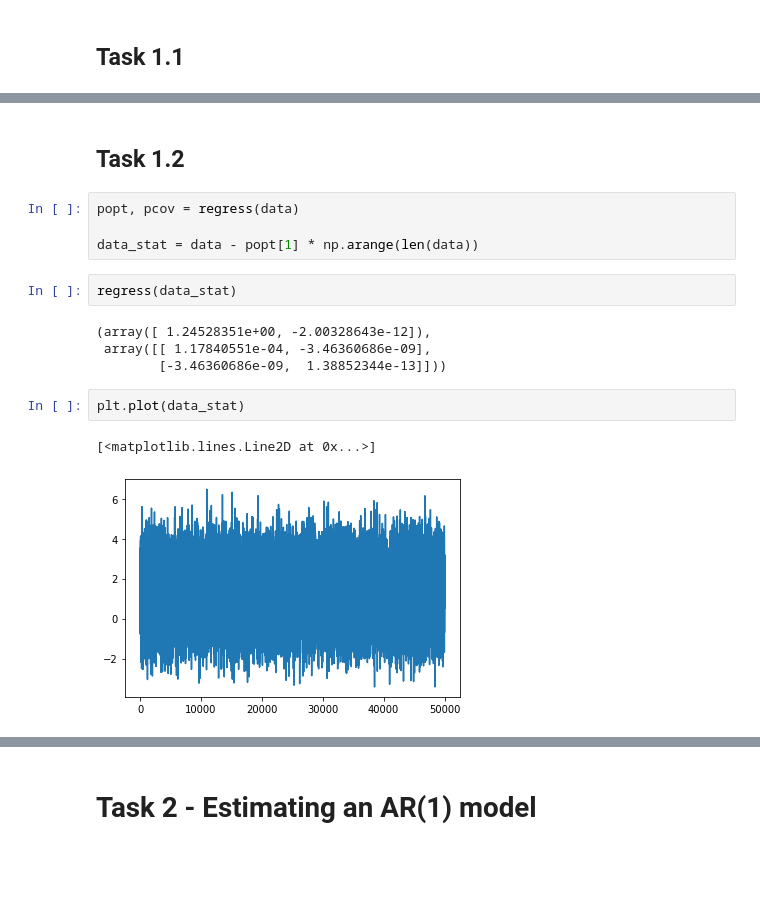
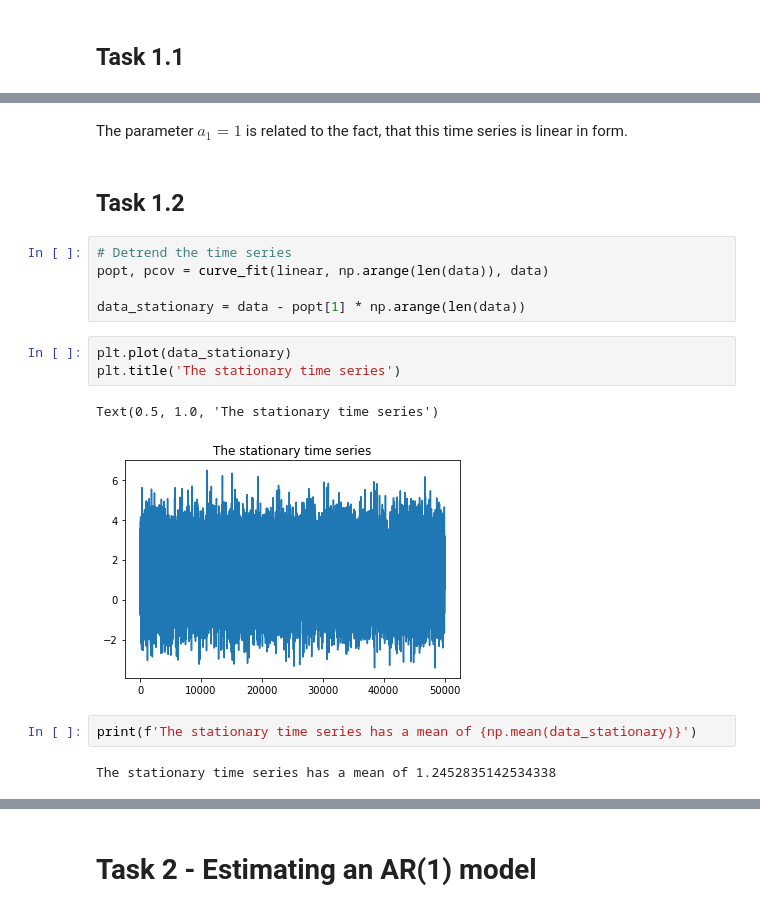
Before and after one commit to Paulemaule/TSA-RSA-exercises, a Jupyter notebook: Exercise2/Exercise2.ipynb, the cells around one changed output, grey strips where cells are left out. Drawn from its saved outputs; the diff is of its cells as text; blank space fills up the shorter version.

```diff
--- a/Exercise2/Exercise2.ipynb
+++ b/Exercise2/Exercise2.ipynb
@@ -65,17 +86,19 @@ plt.scatter(range(50000), AR([0.001, 1], [0], 50000))
+# %% [markdown]
+The parameter $a_1 = 1$ is related to the fact, that this time series is linear in form.
 # %% [markdown]
 ## Task 1.2
 # %%
-popt, pcov = regress(data)
+# Detrend the time series
+popt, pcov = curve_fit(linear, np.arange(len(data)), data)
 
-data_stat = data - popt[1] * np.arange(len(data))
+data_stationary = data - popt[1] * np.arange(len(data))
-# %%
-regress(data_stat)
-# %% [output]
-(array([ 1.24528351e+00, -2.00328643e-12]),
- array([[ 1.17840551e-04, -3.46360686e-09],
-        [-3.46360686e-09,  1.38852344e-13]]))
 # %%
-plt.plot(data_stat)
+plt.plot(data_stationary)
+plt.title('The stationary time series')
 # %% [output]
-[<matplotlib.lines.Line2D at 0x...>]
+Text(0.5, 1.0, 'The stationary time series')
-[figure, old version]
+[figure, new version]
+# %%
+print(f'The stationary time series has a mean of {np.mean(data_stationary)}')
+# %% [output]
+The stationary time series has a mean of 1.2452835142534338
```
Also changed, not shown: parts of 25 cells of this notebook.
